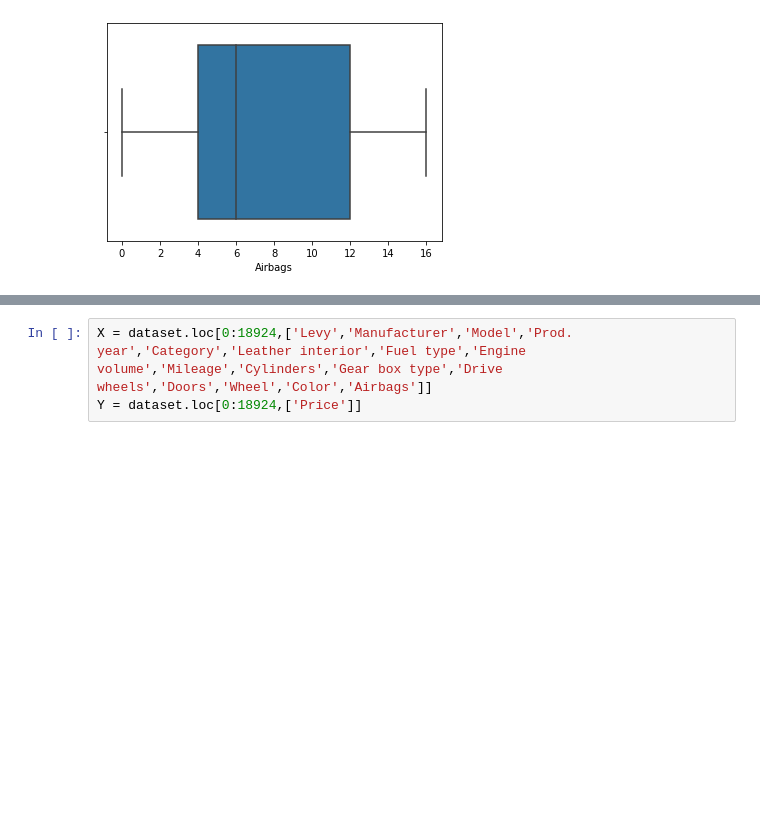
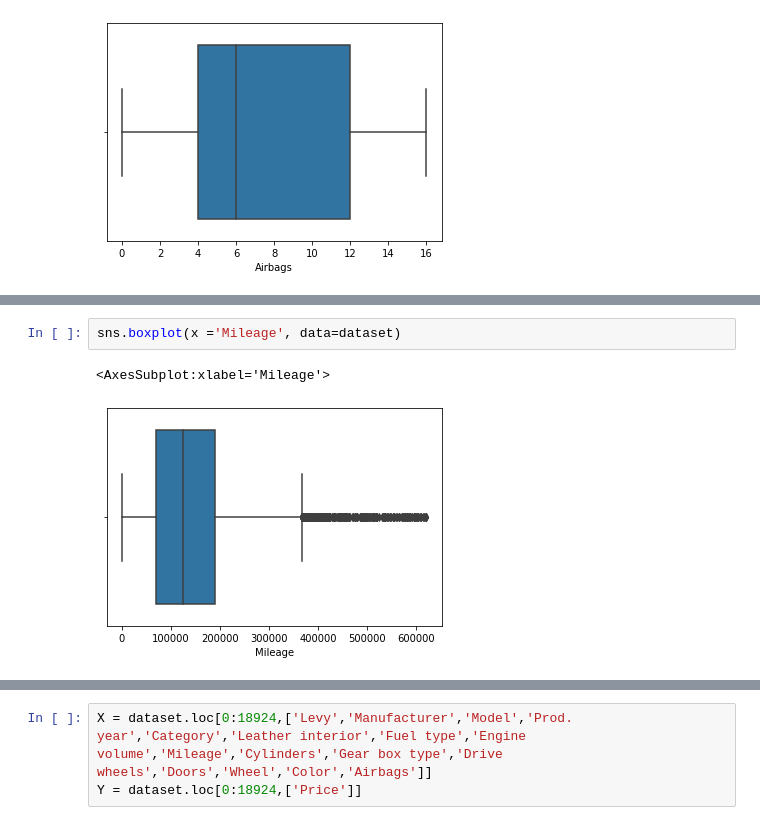
Before and after one commit to pravinpb/iQube, a Jupyter notebook: CarPricePrediction.ipynb, the cells around one changed output, grey strips where cells are left out. Cells and saved outputs as stored; diff of their text form; blank space fills up the shorter version.

```diff
--- a/CarPricePrediction.ipynb
+++ b/CarPricePrediction.ipynb
@@ -353,0 +335,5 @@ See the caveats in the documentation: https://pandas.pydata.org/pandas-docs/stab
+# %%
+sns.boxplot(x ='Mileage', data=dataset)
+# %% [output]
+<AxesSubplot:xlabel='Mileage'>
+[figure, added]
```
Also changed, not shown: parts of 30 cells of this notebook.
